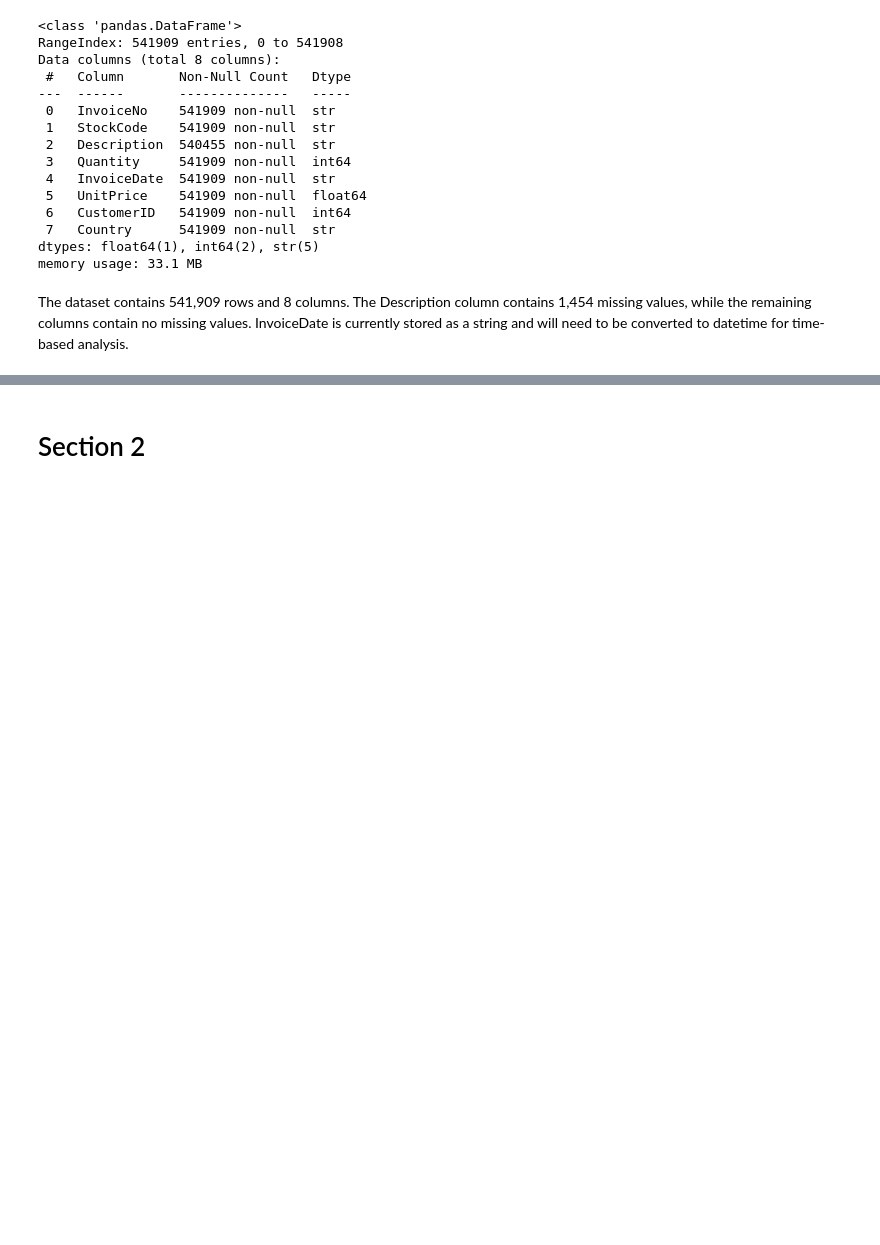
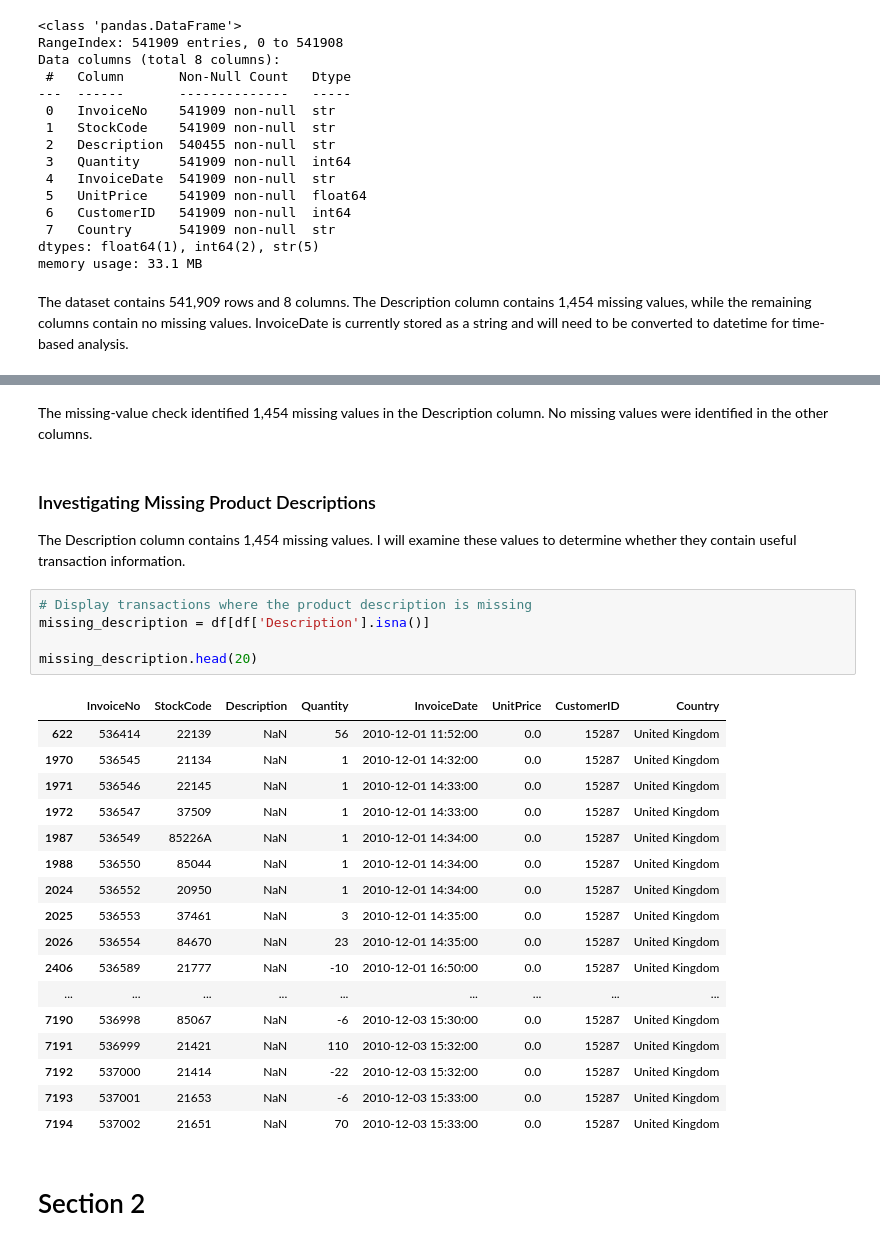
Before and after one commit to UmarHData/Online-Retail-Transaction-Analysis, a Jupyter notebook: jupyter_notebooks/ETL.ipynb, the cells around one changed output, grey strips where cells are left out. Cells and saved outputs as stored; diff of their text form; blank space fills up the shorter version.

Commit message:
Check missing values and investigate missing product descriptions.

```diff
--- a/jupyter_notebooks/ETL.ipynb
+++ b/jupyter_notebooks/ETL.ipynb
@@ -121,3 +137,32 @@ The dataset contains 541,909 rows and 8 columns. The Description column contains
+# %% [markdown]
+The missing-value check identified 1,454 missing values in the Description column. No missing values were identified in the other columns.
+# %% [markdown]
+### Investigating Missing Product Descriptions
+
+The Description column contains 1,454 missing values. I will examine these values to determine whether they contain useful transaction information.
+# %%
+# Display transactions where the product description is missing
+missing_description = df[df['Description'].isna()]
+
+missing_description.head(20)
+# %% [output]
+|  | InvoiceNo | StockCode | Description | Quantity | InvoiceDate | UnitPrice | CustomerID | Country |
+| 622 | 536414 | 22139 | NaN | 56 | 2010-12-01 11:52:00 | 0.0 | 15287 | United Kingdom |
+| 1970 | 536545 | 21134 | NaN | 1 | 2010-12-01 14:32:00 | 0.0 | 15287 | United Kingdom |
+| 1971 | 536546 | 22145 | NaN | 1 | 2010-12-01 14:33:00 | 0.0 | 15287 | United Kingdom |
+| 1972 | 536547 | 37509 | NaN | 1 | 2010-12-01 14:33:00 | 0.0 | 15287 | United Kingdom |
+| 1987 | 536549 | 85226A | NaN | 1 | 2010-12-01 14:34:00 | 0.0 | 15287 | United Kingdom |
+| 1988 | 536550 | 85044 | NaN | 1 | 2010-12-01 14:34:00 | 0.0 | 15287 | United Kingdom |
+| 2024 | 536552 | 20950 | NaN | 1 | 2010-12-01 14:34:00 | 0.0 | 15287 | United Kingdom |
+| 2025 | 536553 | 37461 | NaN | 3 | 2010-12-01 14:35:00 | 0.0 | 15287 | United Kingdom |
+| 2026 | 536554 | 84670 | NaN | 23 | 2010-12-01 14:35:00 | 0.0 | 15287 | United Kingdom |
+| 2406 | 536589 | 21777 | NaN | -10 | 2010-12-01 16:50:00 | 0.0 | 15287 | United Kingdom |
+| ... | ... | ... | ... | ... | ... | ... | ... | ... |
+| 7190 | 536998 | 85067 | NaN | -6 | 2010-12-03 15:30:00 | 0.0 | 15287 | United Kingdom |
+| 7191 | 536999 | 21421 | NaN | 110 | 2010-12-03 15:32:00 | 0.0 | 15287 | United Kingdom |
+| 7192 | 537000 | 21414 | NaN | -22 | 2010-12-03 15:32:00 | 0.0 | 15287 | United Kingdom |
+| 7193 | 537001 | 21653 | NaN | -6 | 2010-12-03 15:33:00 | 0.0 | 15287 | United Kingdom |
+| 7194 | 537002 | 21651 | NaN | 70 | 2010-12-03 15:33:00 | 0.0 | 15287 | United Kingdom |
 # %% [markdown]
 # Section 2
 # %% [markdown]
```
Also changed, not shown: parts of 2 cells of this notebook.
